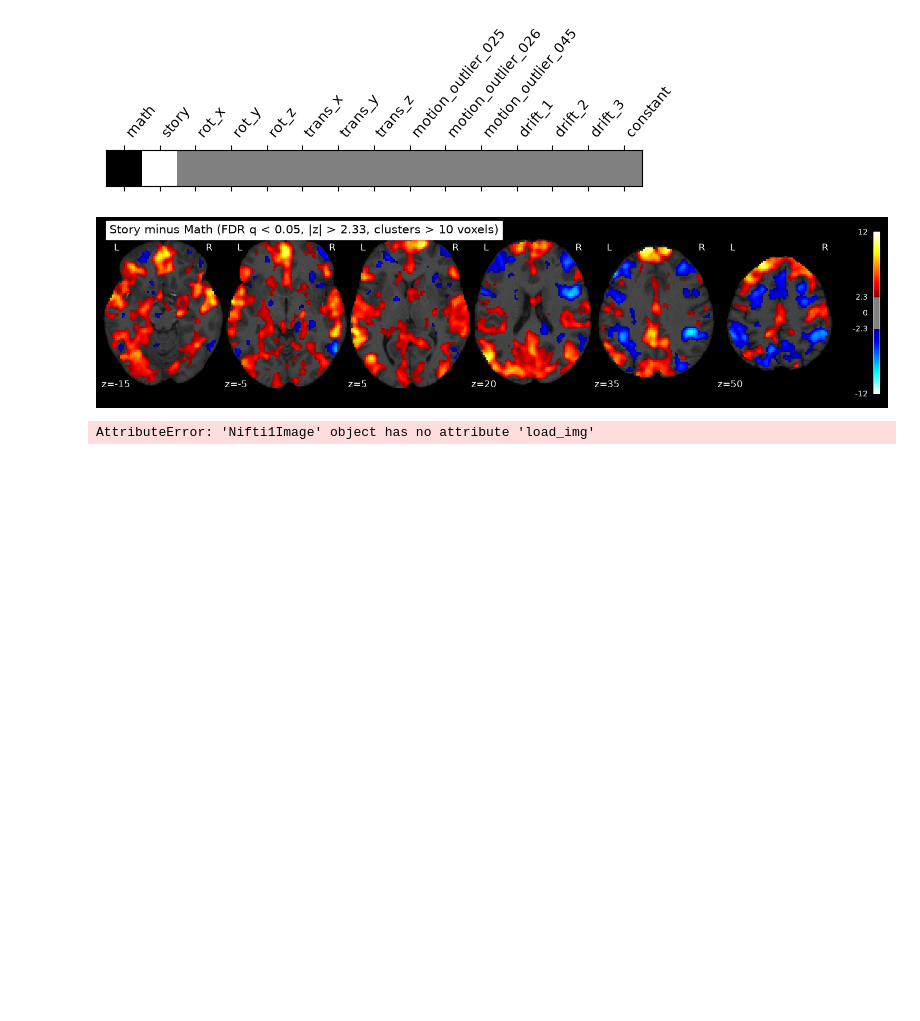
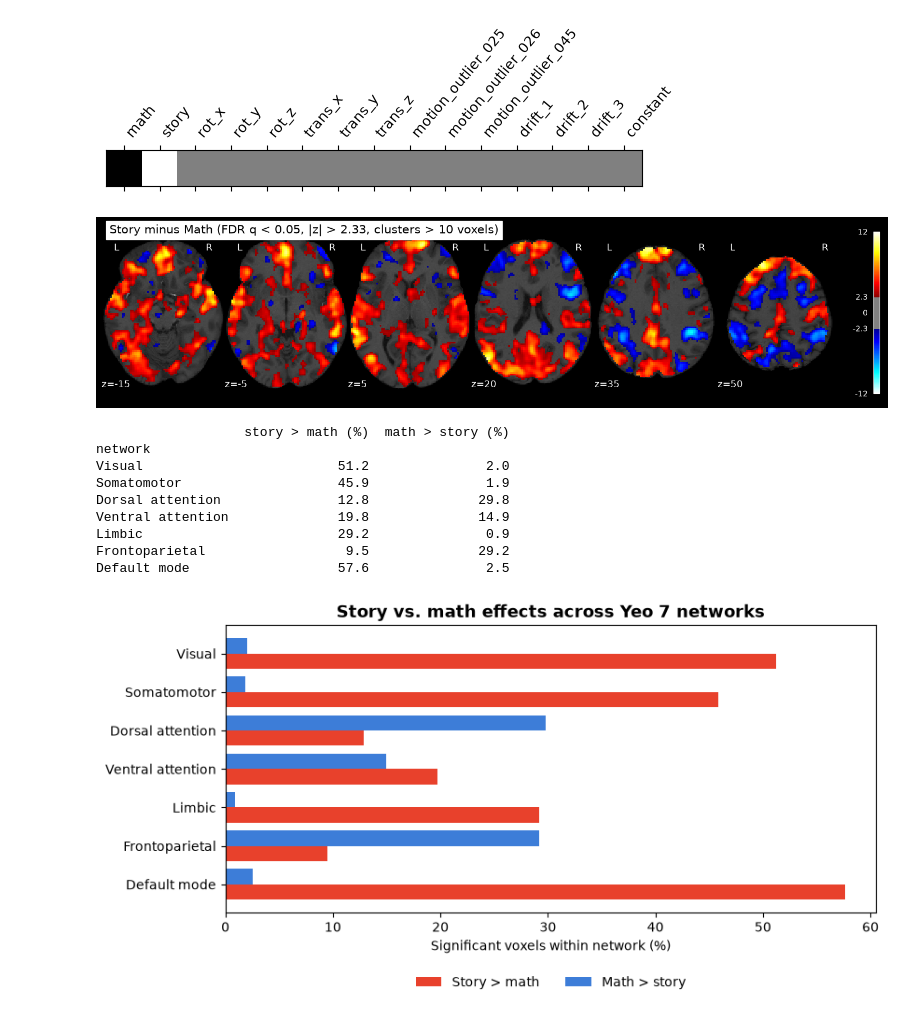
Before and after one commit to yolosunflo/NSSP_lab1, a Jupyter notebook: GROUP1_code.ipynb, the cells around one changed output. Saved outputs shown, nothing was run; the diff lists cells and outputs as text; code cells hidden in the pictures; blank space fills up the shorter version.

Commit message:
Atlas error

```diff
--- a/GROUP1_code.ipynb
+++ b/GROUP1_code.ipynb
@@ -892,43 +892,52 @@ plt.show()
 # Yeo et al. (2011) 7-network atlas, liberal mask
 # (file copied from the FreeSurfer distribution available on Neurodesk)
 yeo_path = op.join("atlases", "Yeo2011_7Networks_MNI152_FreeSurferConformed1mm_LiberalMask.nii.gz")
-yeo_img = image.load_img(yeo_path)
+yeo_img = nli.load_img(yeo_path)
 if yeo_img.ndim == 4:
-    yeo_img = image.index_img(yeo_img, 0)
+    yeo_img = nli.index_img(yeo_img, 0)
 
 # Resample the atlas to the grid of the contrast map (2 mm) (attlas in 1mm)
 # nearest neighbour keeps integer network labels (1-7, 0 = outside cortex)
 contrast_map = clean_map
-yeo_res = image.resample_to_img(yeo_img, contrast_map, interpolation="nearest")
+yeo_res = nli.resample_to_img(yeo_img, contrast_map, interpolation="nearest")
 labels = np.rint(yeo_res.get_fdata()).astype(int)
 z = contrast_map.get_fdata()
 
 # For each network: % of its voxels significant in each direction
 # z > 0: story > math ; z < 0: math > story
 networks = ["Visual", "Somatomotor", "Dorsal attention", "Ventral attention",
             "Limbic", "Frontoparietal", "Default mode"] # = Yeo label order 1-7
 
 rows = []
 for k, name in enumerate(networks, start=1):
     in_net = labels == k
     rows.append({"network": name,
                  "story > math (%)": 100 * np.mean(z[in_net] > 0),
                  "math > story (%)": 100 * np.mean(z[in_net] < 0)})
 overlap = pd.DataFrame(rows).set_index("network")
 print(overlap.round(1))
 
 # Figure: share of each network significant in each direction
 fig, ax = plt.subplots(figsize=(9, 4))
 y = np.arange(len(networks))
 ax.barh(y + 0.2, overlap["story > math (%)"], height=0.4, color="#E8412C", label="Story > math")
 ax.barh(y - 0.2, overlap["math > story (%)"], height=0.4, color="#3D7DD8", label="Math > story")
 ax.set_yticks(y)
 ax.set_yticklabels(networks)
 ax.invert_yaxis()
 ax.set_xlabel("Significant voxels within network (%)")
 ax.legend(loc="upper center", bbox_to_anchor=(0.5, -0.18), ncol=2, frameon=False)
 ax.set_title("Story vs. math effects across Yeo 7 networks", fontsize=13, fontweight="bold")
 fig.savefig(op.join(fig_dir, "3e_yeo_networks.png"), dpi=300, bbox_inches="tight")
 plt.show()
 # %% [output]
-AttributeError: 'Nifti1Image' object has no attribute 'load_img'
+                   story > math (%)  math > story (%)
+network
+Visual                         51.2               2.0
+Somatomotor                    45.9               1.9
+Dorsal attention               12.8              29.8
+Ventral attention              19.8              14.9
+Limbic                         29.2               0.9
+Frontoparietal                  9.5              29.2
+Default mode                   57.6               2.5
+[figure, added]
```
Also changed, not shown: parts of 1 cell of this notebook.
